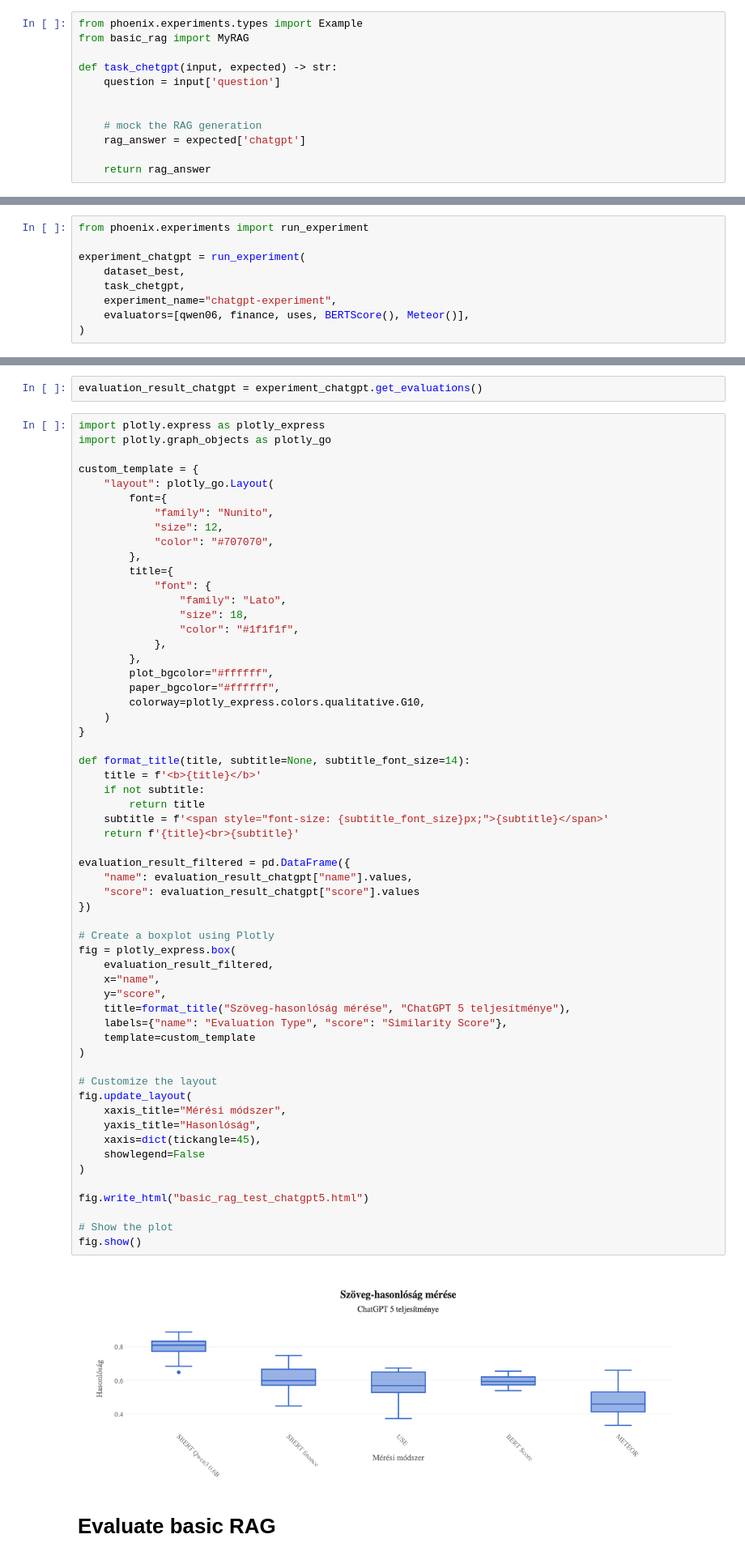
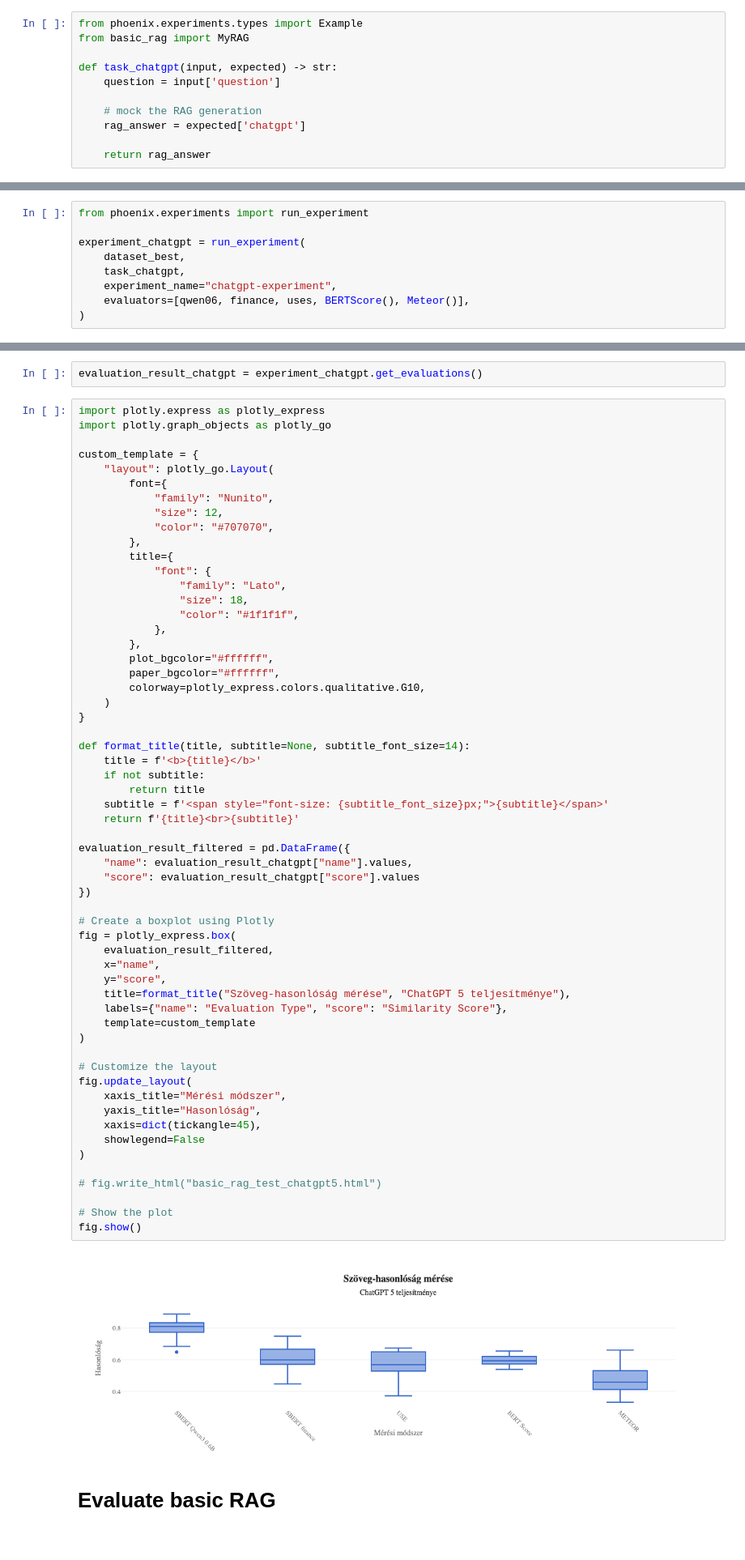
Before and after one commit to sajozsattila/blog, a Jupyter notebook: HybridRAG/phoenix_test_basic_rag.ipynb, the cells around one changed output, grey strips where cells are left out. Shown at 81% size. Cells and saved outputs as stored; diff of their text form.

```diff
--- a/HybridRAG/phoenix_test_basic_rag.ipynb
+++ b/HybridRAG/phoenix_test_basic_rag.ipynb
@@ -190,9 +216,8 @@ qwen06 = SBERTQwen06()
 from phoenix.experiments.types import Example
 from basic_rag import MyRAG
 
-def task_chetgpt(input, expected) -> str:
+def task_chatgpt(input, expected) -> str:
     question = input['question']
-
 
     # mock the RAG generation
     rag_answer = expected['chatgpt']
@@ -223,7 +228,7 @@ from phoenix.experiments import run_experiment
 
 experiment_chatgpt = run_experiment(
     dataset_best,
-    task_chetgpt,
+    task_chatgpt,
     experiment_name="chatgpt-experiment",
     evaluators=[qwen06, finance, uses, BERTScore(), Meteor()],
 )
@@ -289,35 +291,35 @@ def format_title(title, subtitle=None, subtitle_font_size=14):
     subtitle = f'<span style="font-size: {subtitle_font_size}px;">{subtitle}</span>'
     return f'{title}<br>{subtitle}'
 
 evaluation_result_filtered = pd.DataFrame({
     "name": evaluation_result_chatgpt["name"].values,
     "score": evaluation_result_chatgpt["score"].values
 })
 
 # Create a boxplot using Plotly
 fig = plotly_express.box(
     evaluation_result_filtered,
     x="name",
     y="score",
     title=format_title("Szöveg-hasonlóság mérése", "ChatGPT 5 teljesítménye"),
     labels={"name": "Evaluation Type", "score": "Similarity Score"},
     template=custom_template
 )
 
 # Customize the layout
 fig.update_layout(
     xaxis_title="Mérési módszer",
     yaxis_title="Hasonlóság",
     xaxis=dict(tickangle=45),
     showlegend=False
 )
 
-fig.write_html("basic_rag_test_chatgpt5.html")
+# fig.write_html("basic_rag_test_chatgpt5.html")
 
 # Show the plot
 fig.show()
 # %% [output]
-[figure, old version]
+[figure, new version]
 # %% [markdown]
 # Evaluate basic RAG
 # %%
```
Also changed, not shown: parts of 8 cells of this notebook, 2 other files.
